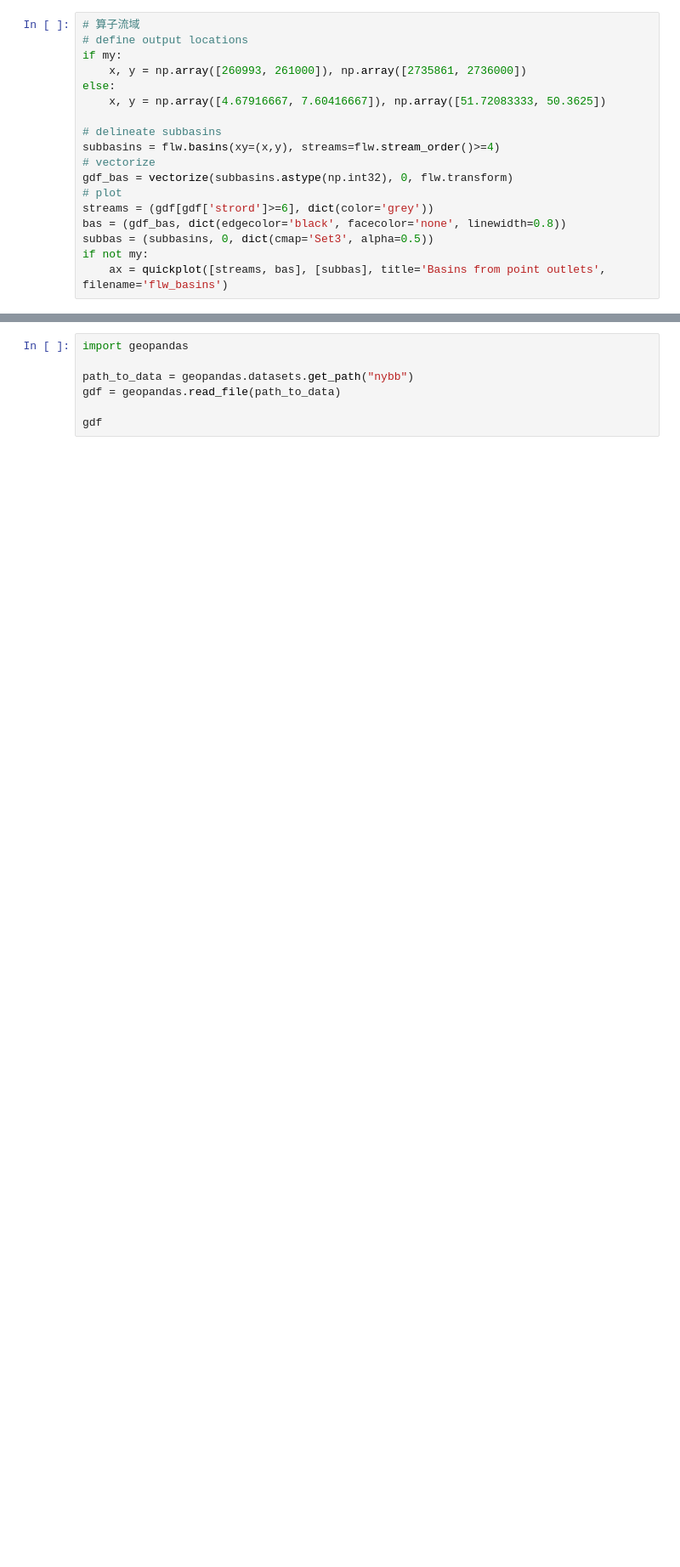
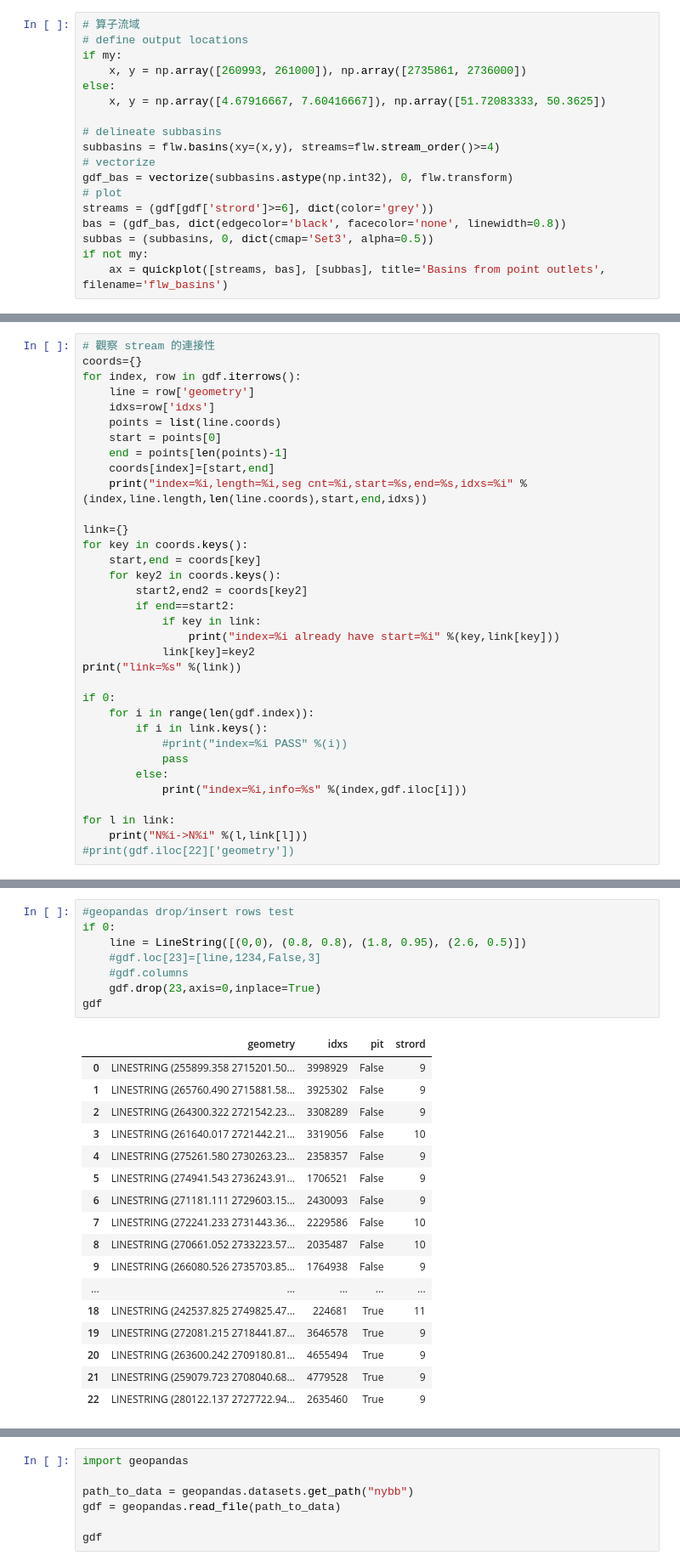
Before and after one commit to LinkItONEDevGroup/waterswak, a Jupyter notebook: pyflwdir.ipynb, the cells around one changed output, grey strips where cells are left out. Shown at 85% size. Drawn from its saved outputs; the diff is of its cells as text; blank space fills up the shorter version.

Commit message:
update: pyflwdir add line join

```diff
--- a/pyflwdir.ipynb
+++ b/pyflwdir.ipynb
@@ -293,0 +268,34 @@ array([[-99999., -99999., -99999., ..., -99999., -99999., -99999.],
+# %%
+# 觀察 stream 的連接性
+coords={}
+for index, row in gdf.iterrows():
+    line = row['geometry']
+    idxs=row['idxs']
+    points = list(line.coords)
+    start = points[0]
+    end = points[len(points)-1]
+    coords[index]=[start,end]
+    print("index=%i,length=%i,seg cnt=%i,start=%s,end=%s,idxs=%i" %(index,line.length,len(line.coords),start,end,idxs))
+
+link={}
+for key in coords.keys():
+    start,end = coords[key]
+    for key2 in coords.keys():
+        start2,end2 = coords[key2]
+        if end==start2:
+            if key in link:
+                print("index=%i already have start=%i" %(key,link[key]))
+            link[key]=key2
+print("link=%s" %(link))
+
+if 0:
+    for i in range(len(gdf.index)):
+        if i in link.keys():
+            #print("index=%i PASS" %(i))
+            pass
+        else:
+            print("index=%i,info=%s" %(index,gdf.iloc[i]))
+
+for l in link:
+    print("N%i->N%i" %(l,link[l]))
+#print(gdf.iloc[22]['geometry'])
@@ -293,0 +419,26 @@ array([[-99999., -99999., -99999., ..., -99999., -99999., -99999.],
+# %%
+#geopandas drop/insert rows test
+if 0:
+    line = LineString([(0,0), (0.8, 0.8), (1.8, 0.95), (2.6, 0.5)])
+    #gdf.loc[23]=[line,1234,False,3]
+    #gdf.columns
+    gdf.drop(23,axis=0,inplace=True)
+gdf
+# %% [output]
+|  | geometry | idxs | pit | strord |
+| 0 | LINESTRING (255899.358 2715201.50... | 3998929 | False | 9 |
+| 1 | LINESTRING (265760.490 2715881.58... | 3925302 | False | 9 |
+| 2 | LINESTRING (264300.322 2721542.23... | 3308289 | False | 9 |
+| 3 | LINESTRING (261640.017 2721442.21... | 3319056 | False | 10 |
+| 4 | LINESTRING (275261.580 2730263.23... | 2358357 | False | 9 |
+| 5 | LINESTRING (274941.543 2736243.91... | 1706521 | False | 9 |
+| 6 | LINESTRING (271181.111 2729603.15... | 2430093 | False | 9 |
+| 7 | LINESTRING (272241.233 2731443.36... | 2229586 | False | 10 |
+| 8 | LINESTRING (270661.052 2733223.57... | 2035487 | False | 10 |
+| 9 | LINESTRING (266080.526 2735703.85... | 1764938 | False | 9 |
+| ... | ... | ... | ... | ... |
+| 18 | LINESTRING (242537.825 2749825.47... | 224681 | True | 11 |
+| 19 | LINESTRING (272081.215 2718441.87... | 3646578 | True | 9 |
+| 20 | LINESTRING (263600.242 2709180.81... | 4655494 | True | 9 |
+| 21 | LINESTRING (259079.723 2708040.68... | 4779528 | True | 9 |
+| 22 | LINESTRING (280122.137 2727722.94... | 2635460 | True | 9 |
```
Also changed, not shown: parts of 29 cells of this notebook.
